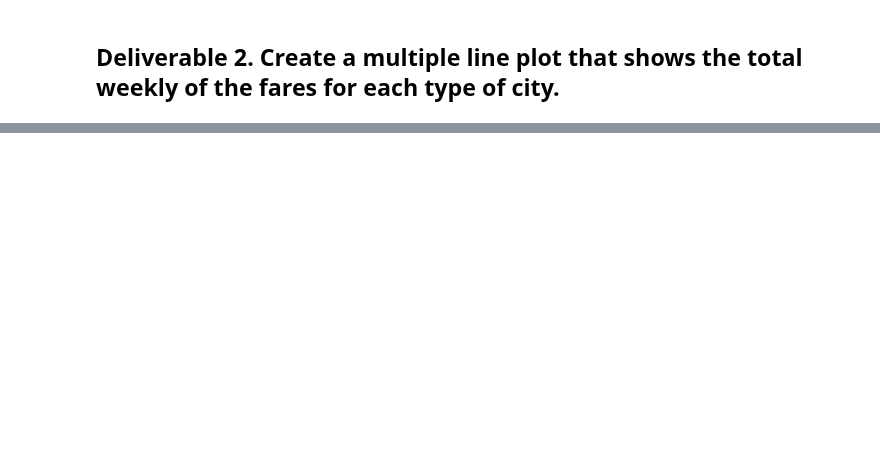
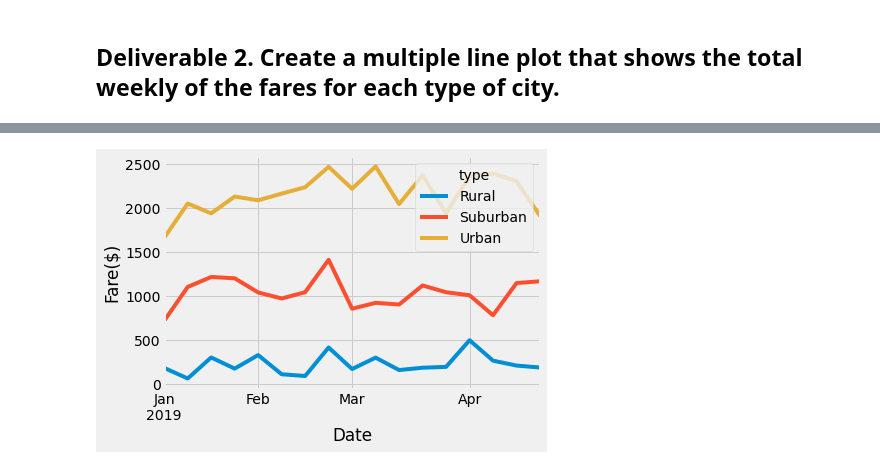
Before and after one commit to racruz25/pyber-analysis, a Jupyter notebook: PyBer_Challenge.ipynb, the cells around one changed output, grey strips where cells are left out. Cells and saved outputs as stored; diff of their text form; code cells hidden in the pictures; blank space fills up the shorter version.

```diff
--- a/PyBer_Challenge.ipynb
+++ b/PyBer_Challenge.ipynb
@@ -138,3 +161,5 @@ pyber_data_df.head()
 # %%
 # 4. Create a pivot table with the 'date' as the index, the columns ='type', and values='fare'
 # to get the total fares for each type of city by the date.
+merged_sum_fares_df = merged_sum_fares_df.pivot(index="date", columns="type", values="fare")
+merged_sum_fares_df
@@ -141,2 +181,4 @@ pyber_data_df.head()
 # %%
 # 5. Create a new DataFrame from the pivot table DataFrame using loc on the given dates, '2019-01-01':'2019-04-29'.
+fares_loc_df = merged_sum_fares_df.loc["2019-01-01":"2019-04-28"]
+fares_loc_df
@@ -143,5 +200,6 @@ pyber_data_df.head()
 # %%
 # 6. Set the "date" index to datetime datatype. This is necessary to use the resample() method in Step 8.
 # df.index = pd.to_datetime(df.index)
+fares_loc_df.index = pd.to_datetime(fares_loc_df.index)
 # %%
 # 7. Check that the datatype for the index is datetime using df.info()
@@ -148,2 +218,4 @@ pyber_data_df.head()
 # %%
 # 8. Create a new DataFrame using the "resample()" function by week 'W' and get the sum of the fares for each week.
+fare_sum_week = fares_loc_df.resample("W").sum()
+fare_sum_week
@@ -150,7 +242,16 @@ pyber_data_df.head()
 # %%
 # 8. Using the object-oriented interface method, plot the resample DataFrame using the df.plot() function.
-
 # Import the style from Matplotlib.
 from matplotlib import style
 # Use the graph style fivethirtyeight.
 style.use('fivethirtyeight')
+
+fare_sum_week.plot()
+plt.ylabel("Fare($)")
+plt.xlabel("Date")
+
+# Save the figure.
+plt.savefig("analysis/PyBer_fare_summary.png")
+plt.show()
+# %% [output]
+[figure, added]
```
Also changed, not shown: parts of 9 cells of this notebook, 1 other file.
